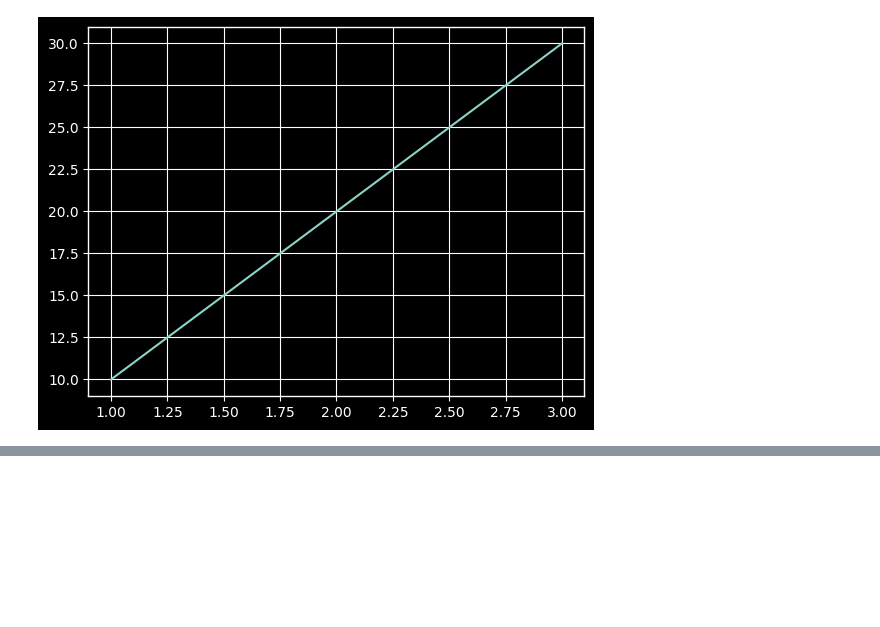
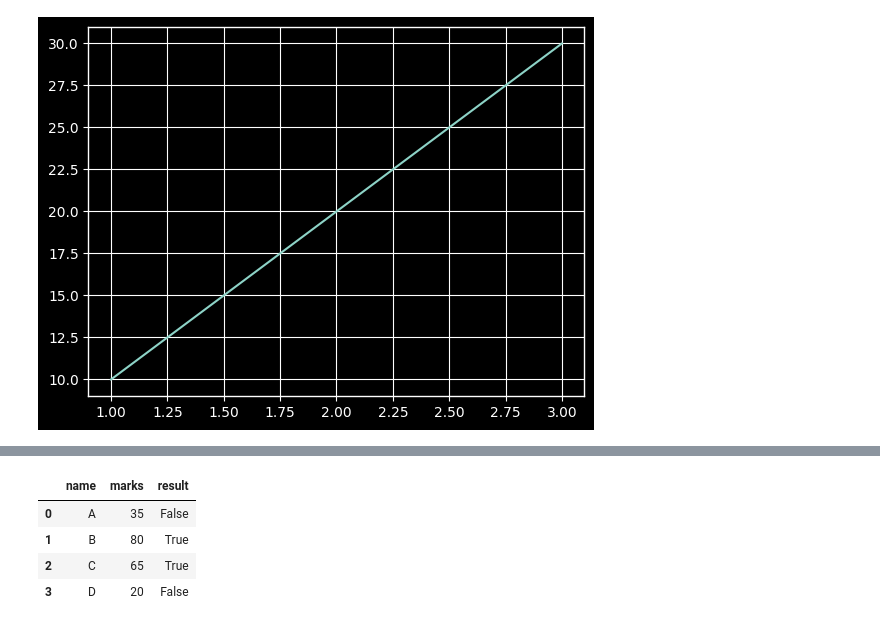
Before and after one commit to ManojOff-Git/Pandas-learning, a Jupyter notebook: problem_pandas.ipynb, the cells around one changed output, grey strips where cells are left out. Saved outputs shown, nothing was run; the diff lists cells and outputs as text; code cells hidden in the pictures; blank space fills up the shorter version.

```diff
--- a/problem_pandas.ipynb
+++ b/problem_pandas.ipynb
@@ -1396,0 +1413,8 @@ plt.show()
+# %%
+df
+# %% [output]
+|  | name | marks | result |
+| 0 | A | 35 | False |
+| 1 | B | 80 | True |
+| 2 | C | 65 | True |
+| 3 | D | 20 | False |
```
Also changed, not shown: parts of 11 cells of this notebook.
